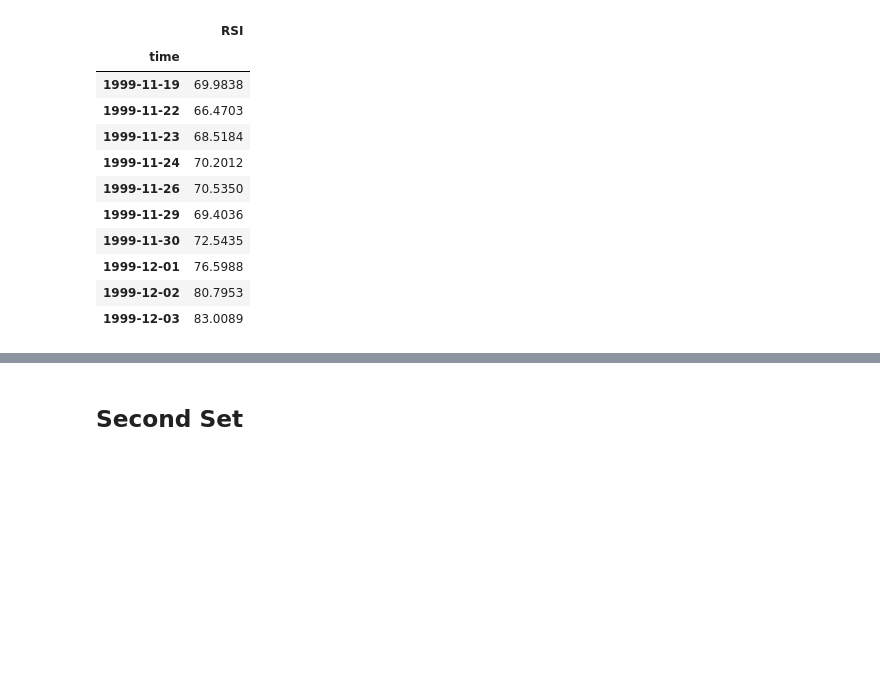
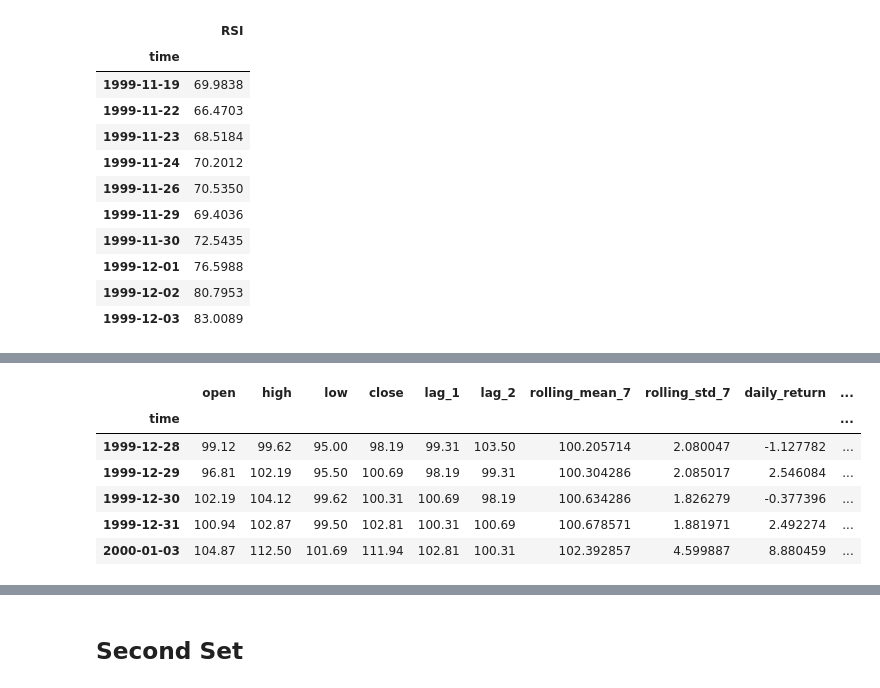
Before and after one commit to avirklol/projects_pub, a Jupyter notebook: stock_predictor/model_training.ipynb, the cells around one changed output, grey strips where cells are left out. Saved outputs shown, nothing was run; the diff lists cells and outputs as text; code cells hidden in the pictures; blank space fills up the shorter version.

```diff
--- a/stock_predictor/model_training.ipynb
+++ b/stock_predictor/model_training.ipynb
@@ -295,3 +348,13 @@ aapl = aapl_tsd.merge(aapl_rsi, left_index=True, right_index=True) \
+# %%
+aapl.head()
+# %% [output]
+|  | open | high | low | close | lag_1 | lag_2 | rolling_mean_7 | rolling_std_7 | daily_return | ... |
+| time |  |  |  |  |  |  |  |  |  | ... |
+| 1999-12-28 | 99.12 | 99.62 | 95.00 | 98.19 | 99.31 | 103.50 | 100.205714 | 2.080047 | -1.127782 | ... |
+| 1999-12-29 | 96.81 | 102.19 | 95.50 | 100.69 | 98.19 | 99.31 | 100.304286 | 2.085017 | 2.546084 | ... |
+| 1999-12-30 | 102.19 | 104.12 | 99.62 | 100.31 | 100.69 | 98.19 | 100.634286 | 1.826279 | -0.377396 | ... |
+| 1999-12-31 | 100.94 | 102.87 | 99.50 | 102.81 | 100.31 | 100.69 | 100.678571 | 1.881971 | 2.492274 | ... |
+| 2000-01-03 | 104.87 | 112.50 | 101.69 | 111.94 | 102.81 | 100.31 | 102.392857 | 4.599887 | 8.880459 | ... |
 # %%
 aapl.shape
 # %% [output]
```
Also changed, not shown: parts of 22 cells of this notebook, 2 other files.
